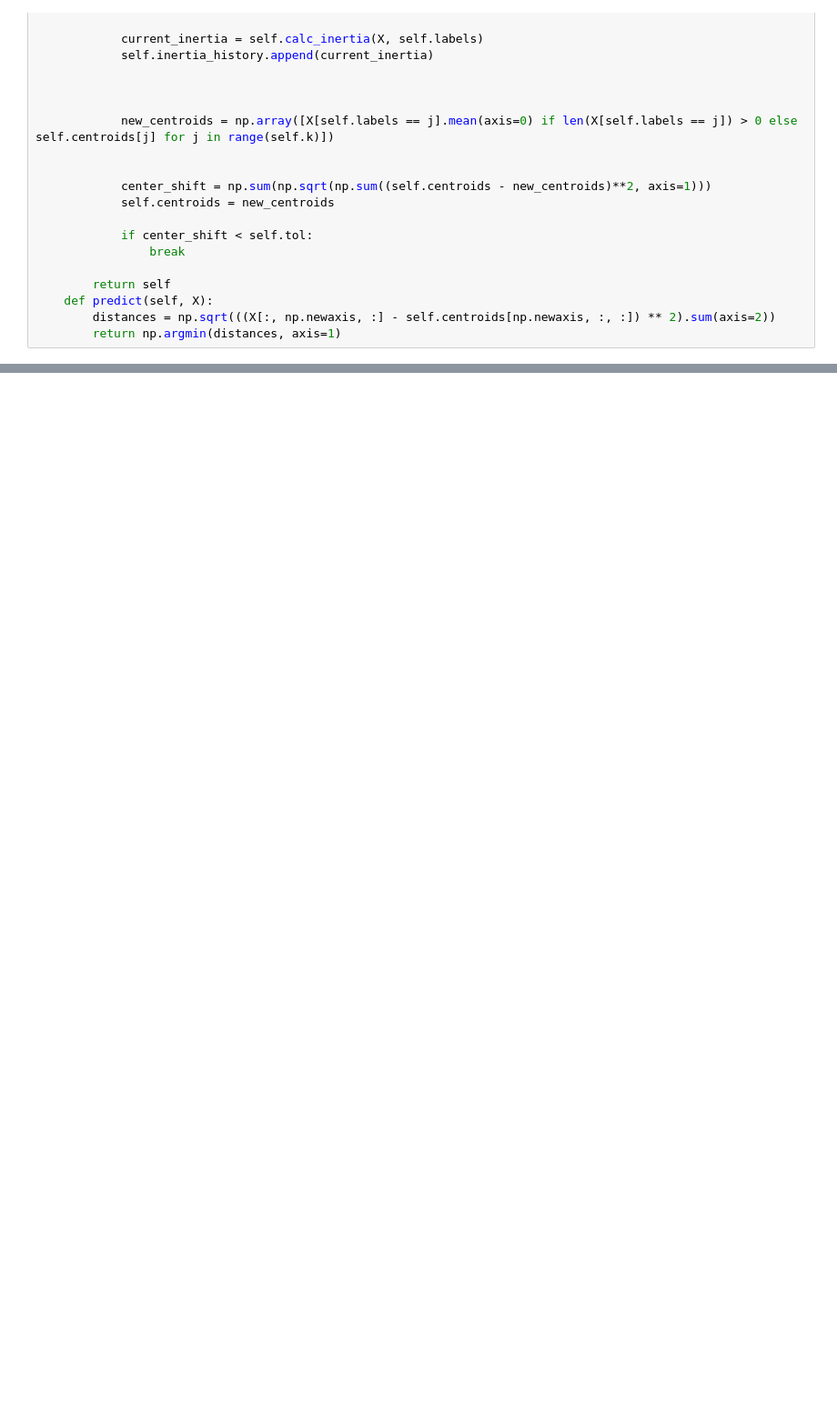
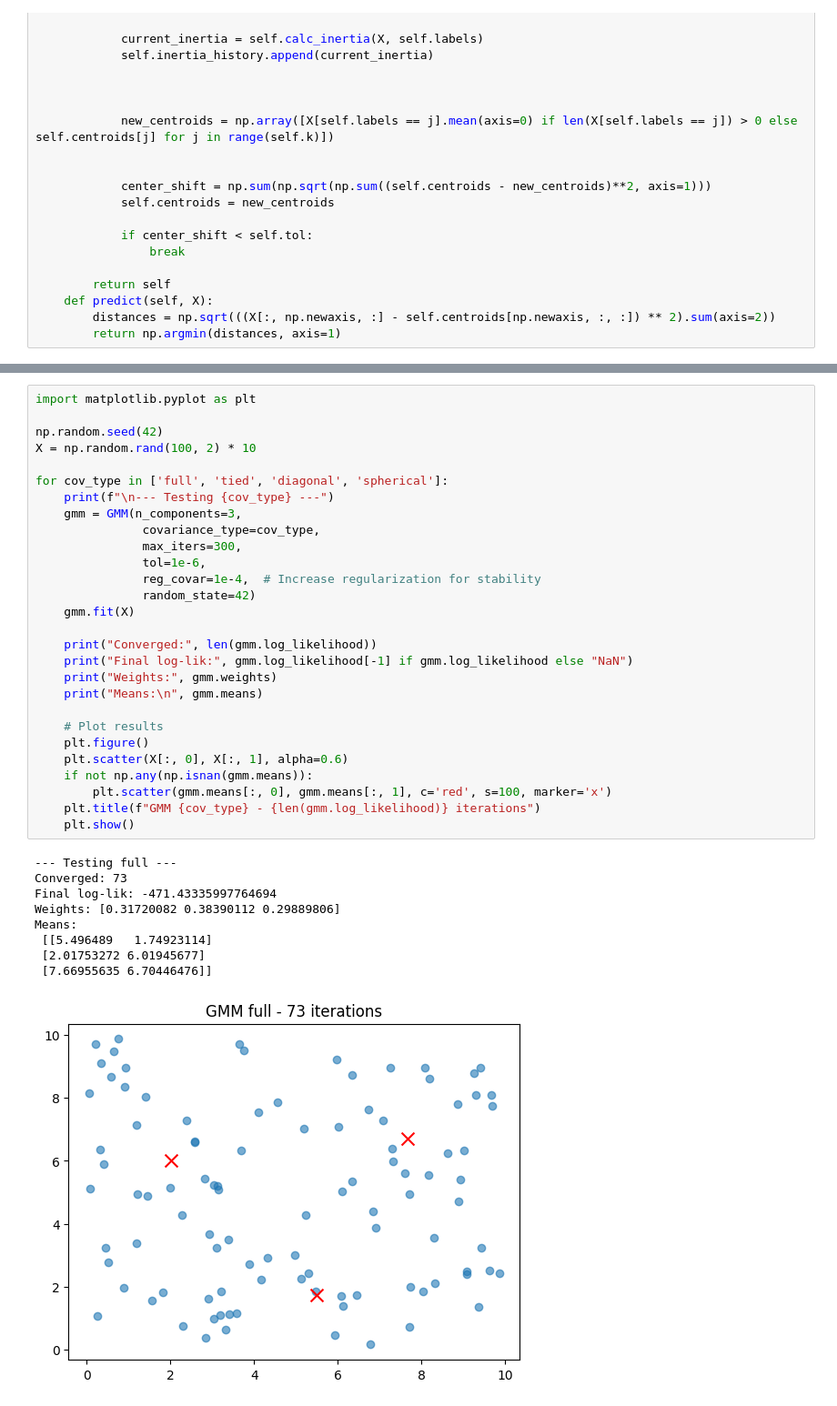
Before and after one commit to RoberRamzy/Dimensionality-Reduction-and-Clustering-Algorithms, a Jupyter notebook: project.ipynb, the cells around one changed output, grey strips where cells are left out. Shown at 91% size. Saved outputs shown, nothing was run; the diff lists cells and outputs as text; blank space fills up the shorter version.

```diff
--- a/project.ipynb
+++ b/project.ipynb
@@ -369,0 +502,38 @@ print(f"Final Inertia: {model.inertia_history[-1]}")
+# %%
+import matplotlib.pyplot as plt
+
+np.random.seed(42)
+X = np.random.rand(100, 2) * 10
+
+for cov_type in ['full', 'tied', 'diagonal', 'spherical']:
+    print(f"\n--- Testing {cov_type} ---")
+    gmm = GMM(n_components=3,
+               covariance_type=cov_type,
+               max_iters=300,
+               tol=1e-6,
+               reg_covar=1e-4,  # Increase regularization for stability
+               random_state=42)
+    gmm.fit(X)
+
+    print("Converged:", len(gmm.log_likelihood))
+    print("Final log-lik:", gmm.log_likelihood[-1] if gmm.log_likelihood else "NaN")
+    print("Weights:", gmm.weights)
+    print("Means:\n", gmm.means)
+
+    # Plot results
+    plt.figure()
+    plt.scatter(X[:, 0], X[:, 1], alpha=0.6)
+    if not np.any(np.isnan(gmm.means)):
+        plt.scatter(gmm.means[:, 0], gmm.means[:, 1], c='red', s=100, marker='x')
+    plt.title(f"GMM {cov_type} - {len(gmm.log_likelihood)} iterations")
+    plt.show()
+# %% [output]
+--- Testing full ---
+Converged: 73
+Final log-lik: -471.43335997764694
+Weights: [0.31720082 0.38390112 0.29889806]
+Means:
+ [[5.496489   1.74923114]
+ [2.01753272 6.01945677]
+ [7.66955635 6.70446476]]
+[figure, added]
```
Also changed, not shown: parts of 7 cells of this notebook.
